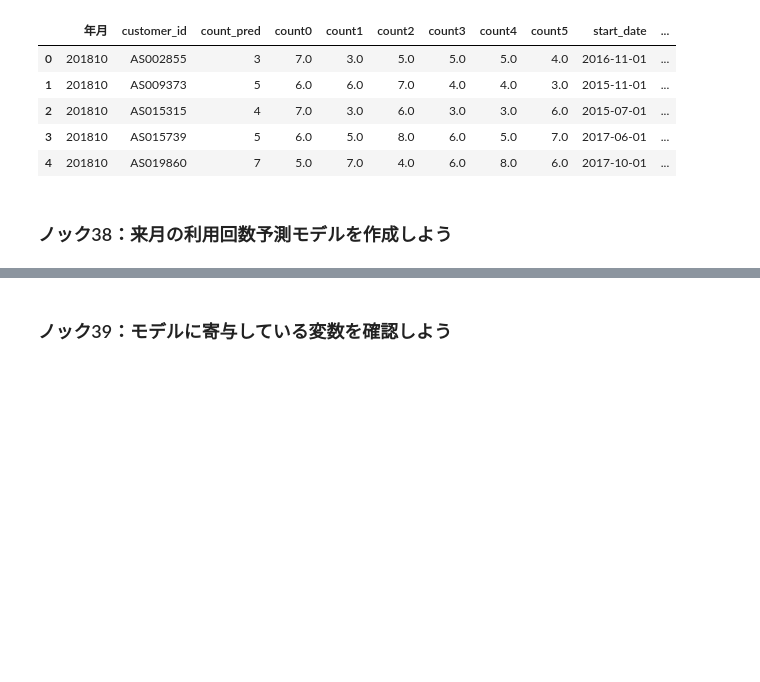
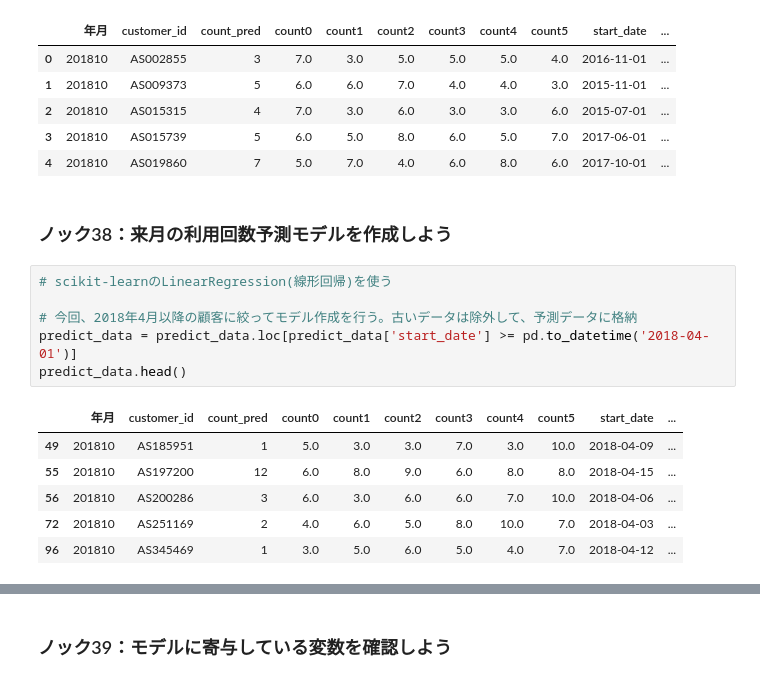
Before and after one commit to kakikawa/python_practice_1, a Jupyter notebook: 4章/4章_顧客の行動を予測する.ipynb, the cells around one changed output, grey strips where cells are left out. Cells and saved outputs as stored; diff of their text form; blank space fills up the shorter version.

```diff
--- a/4章/4章_顧客の行動を予測する.ipynb
+++ b/4章/4章_顧客の行動を予測する.ipynb
@@ -436,3 +433,16 @@ predict_data.head()
 | 4 | 201810 | AS019860 | 7 | 5.0 | 7.0 | 4.0 | 6.0 | 8.0 | 6.0 | 2017-10-01 | ... |
 # %% [markdown]
 ### ノック38：来月の利用回数予測モデルを作成しよう
+# %%
+# scikit-learnのLinearRegression(線形回帰)を使う
+
+# 今回、2018年4月以降の顧客に絞ってモデル作成を行う。古いデータは除外して、予測データに格納
+predict_data = predict_data.loc[predict_data['start_date'] >= pd.to_datetime('2018-04-01')]
+predict_data.head()
+# %% [output]
+|  | 年月 | customer_id | count_pred | count0 | count1 | count2 | count3 | count4 | count5 | start_date | ... |
+| 49 | 201810 | AS185951 | 1 | 5.0 | 3.0 | 3.0 | 7.0 | 3.0 | 10.0 | 2018-04-09 | ... |
+| 55 | 201810 | AS197200 | 12 | 6.0 | 8.0 | 9.0 | 6.0 | 8.0 | 8.0 | 2018-04-15 | ... |
+| 56 | 201810 | AS200286 | 3 | 6.0 | 3.0 | 6.0 | 6.0 | 7.0 | 10.0 | 2018-04-06 | ... |
+| 72 | 201810 | AS251169 | 2 | 4.0 | 6.0 | 5.0 | 8.0 | 10.0 | 7.0 | 2018-04-03 | ... |
+| 96 | 201810 | AS345469 | 1 | 3.0 | 5.0 | 6.0 | 5.0 | 4.0 | 7.0 | 2018-04-12 | ... |
```
Also changed, not shown: parts of 18 cells of this notebook, 1 other file.
